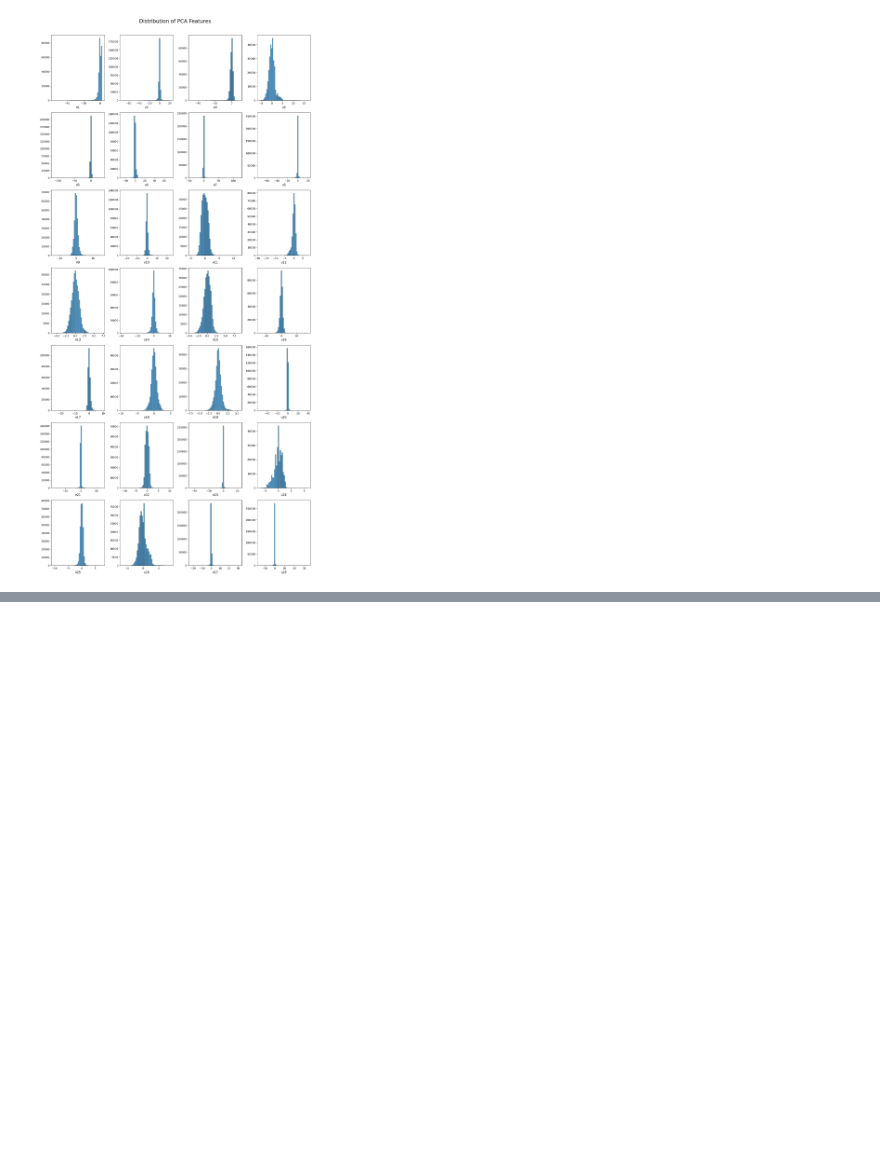
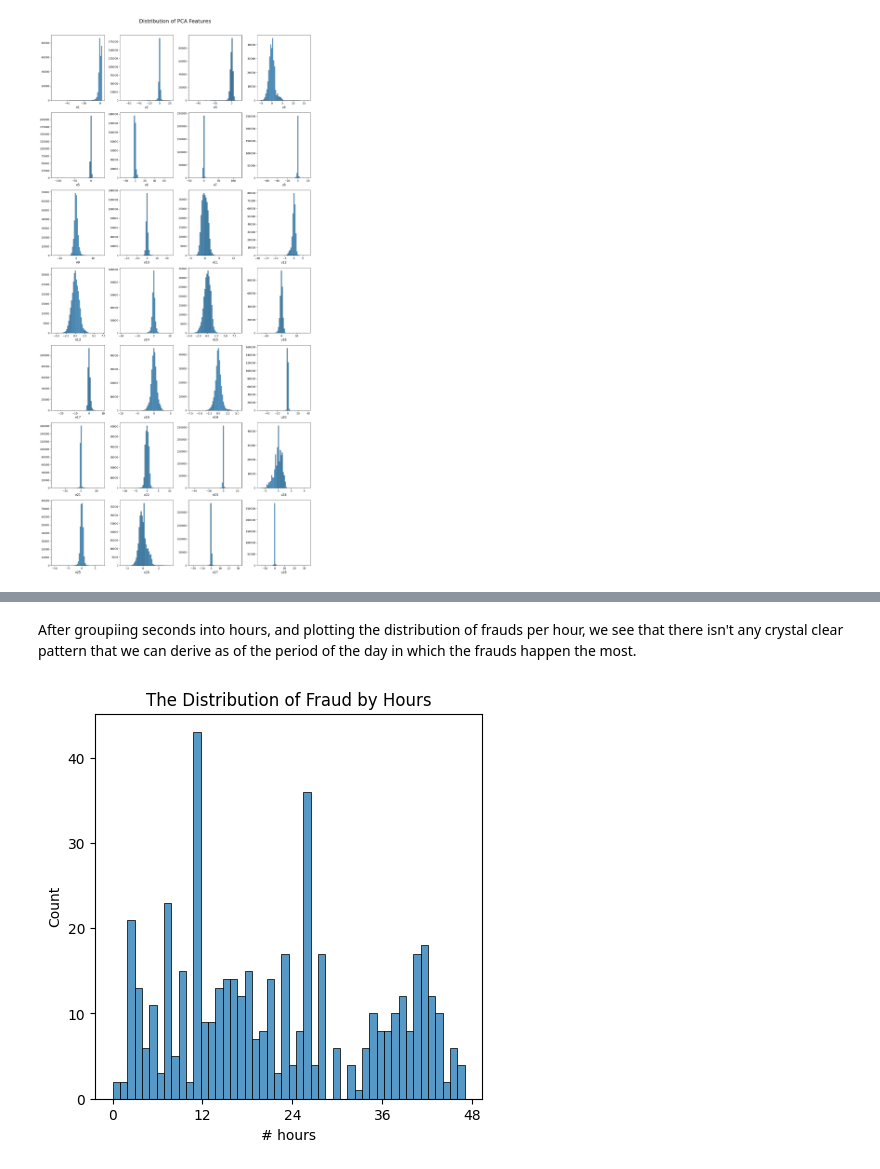
Before and after one commit to mnijadi/creditcard-fraud-detection, a Jupyter notebook: notebooks/creditcard.ipynb, the cells around one changed output, grey strips where cells are left out. Cells and saved outputs as stored; diff of their text form; code cells hidden in the pictures; blank space fills up the shorter version.

```diff
--- a/notebooks/creditcard.ipynb
+++ b/notebooks/creditcard.ipynb
@@ -115,0 +195,14 @@ We said that these features are the results of PCA, meaning that there is no cor
+# %% [markdown]
+After groupiing seconds into hours, and plotting the distribution of frauds per hour, we see that there isn't any crystal clear pattern that we can derive as of the period of the day in which the frauds happen the most.
+# %%
+# group the seconds into hours
+data['hour'] = data.time // 3600
+
+# distribution of fraud percentage by hour
+sns.histplot(data=data.loc[data['fraud']==1], x='hour', bins=48)
+plt.title('The Distribution of Fraud by Hours')
+plt.xlabel('# hours')
+plt.xticks([i for i in range(0, 49, 12)])
+plt.show()
+# %% [output]
+[figure, added]
```
Also changed, not shown: parts of 15 cells of this notebook.
